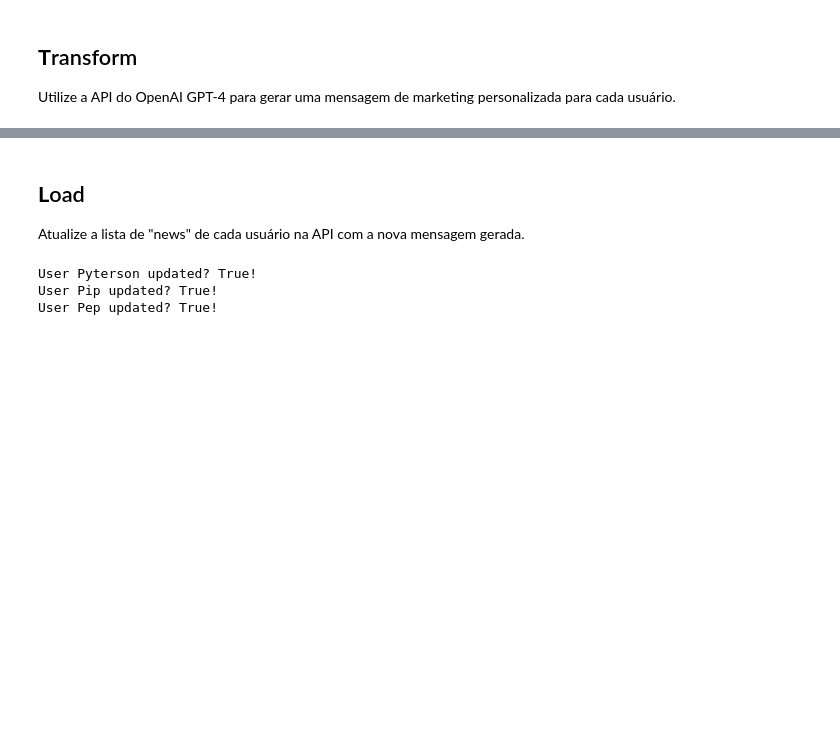
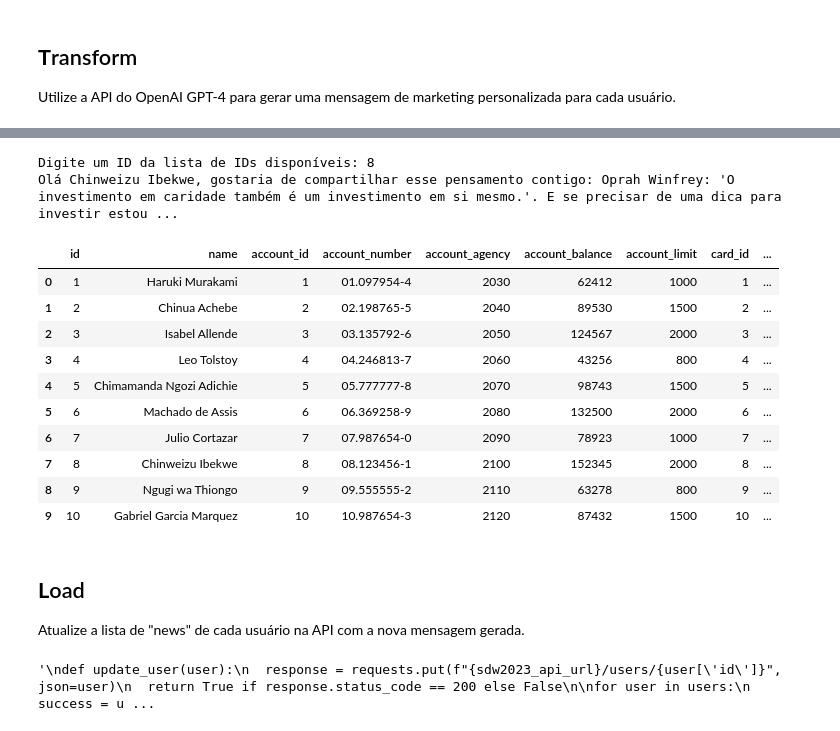
Before and after one commit to fnusda/santander-dev-week-2023-api, a Jupyter notebook: SantanderDevWeek2023.ipynb, the cells around one changed output, grey strips where cells are left out. Saved outputs shown, nothing was run; the diff lists cells and outputs as text; code cells hidden in the pictures; blank space fills up the shorter version.

```diff
--- a/SantanderDevWeek2023.ipynb
+++ b/SantanderDevWeek2023.ipynb
@@ -111,0 +160,13 @@ for user in users:
+# %%
+import random
+
+# Função para criar mensagens personalizadas
+def criar_mensagem_personalizada(nome):
+    mensagem = random.choice(mensagens)
+    return f"Olá {nome}, gostaria de compartilhar esse pensamento contigo: {mensagem}. E se precisar de uma dica para investir estou aqui para te ajudar."
+
+# Aplicar a função criar_mensagem_personalizada à coluna 'name' e atualizar 'news_description'
+users['news_description'] = users['name'].apply(criar_mensagem_personalizada)
+
+# Exiba o DataFrame com as mensagens personalizadas
+users
@@ -112,8 +183,49 @@ for user in users:
+# %%
+# Função para criar mensagens personalizadas com base no ID
+def criar_mensagem_personalizada(id_escolhido):
+    mensagem = random.choice(mensagens)
+    nome = customers.loc[customers['id'] == id_escolhido, 'name'].values[0]
+    return f"Olá {nome}, gostaria de compartilhar esse pensamento contigo: {mensagem}. E se precisar de uma dica para investir estou aqui para te ajudar."
+
+# Solicita ao usuário que digite um ID
+try:
+    id_escolhido = int(input("Digite um ID da lista de IDs disponíveis: "))
+
+    # Verifica se o ID existe no DataFrame
+    if id_escolhido in customers['id'].values:
+        mensagem_personalizada = criar_mensagem_personalizada(id_escolhido)
+        print(mensagem_personalizada)
+    else:
+        print("ID não encontrado na lista.")
+except ValueError:
+    print("ID inválido. Por favor, digite um número válido.")
+# %% [output]
+Digite um ID da lista de IDs disponíveis: 8
+Olá Chinweizu Ibekwe, gostaria de compartilhar esse pensamento contigo: Oprah Winfrey: 'O investimento em caridade também é um investimento em si mesmo.'. E se precisar de uma dica para investir estou ...
+# %%
+# Atualiza a coluna 'news_description' com a mensagem
+customers.loc[customers['id'] == id_escolhido, 'news_description'] = mensagem_personalizada
+
+# Exibe o DataFrame atualizado
+customers
+# %% [output]
+|  | id | name | account_id | account_number | account_agency | account_balance | account_limit | card_id | ... |
+| 0 | 1 | Haruki Murakami | 1 | 01.097954-4 | 2030 | 62412 | 1000 | 1 | ... |
+| 1 | 2 | Chinua Achebe | 2 | 02.198765-5 | 2040 | 89530 | 1500 | 2 | ... |
+| 2 | 3 | Isabel Allende | 3 | 03.135792-6 | 2050 | 124567 | 2000 | 3 | ... |
+| 3 | 4 | Leo Tolstoy | 4 | 04.246813-7 | 2060 | 43256 | 800 | 4 | ... |
+| 4 | 5 | Chimamanda Ngozi Adichie | 5 | 05.777777-8 | 2070 | 98743 | 1500 | 5 | ... |
+| 5 | 6 | Machado de Assis | 6 | 06.369258-9 | 2080 | 132500 | 2000 | 6 | ... |
+| 6 | 7 | Julio Cortazar | 7 | 07.987654-0 | 2090 | 78923 | 1000 | 7 | ... |
+| 7 | 8 | Chinweizu Ibekwe | 8 | 08.123456-1 | 2100 | 152345 | 2000 | 8 | ... |
+| 8 | 9 | Ngugi wa Thiongo | 9 | 09.555555-2 | 2110 | 63278 | 800 | 9 | ... |
+| 9 | 10 | Gabriel Garcia Marquez | 10 | 10.987654-3 | 2120 | 87432 | 1500 | 10 | ... |
 # %% [markdown]
 ## **L**oad
 
 Atualize a lista de "news" de cada usuário na API com a nova mensagem gerada.
 # %%
+'''
 def update_user(user):
   response = requests.put(f"{sdw2023_api_url}/users/{user['id']}", json=user)
   return True if response.status_code == 200 else False
@@ -121,7 +233,6 @@ def update_user(user):
 for user in users:
   success = update_user(user)
   print(f"User {user['name']} updated? {success}!")
+'''
 # %% [output]
-User Pyterson updated? True!
-User Pip updated? True!
-User Pep updated? True!
+'\ndef update_user(user):\n  response = requests.put(f"{sdw2023_api_url}/users/{user[\'id\']}", json=user)\n  return True if response.status_code == 200 else False\n\nfor user in users:\n  success = u ...
```
Also changed, not shown: parts of 12 cells of this notebook.
